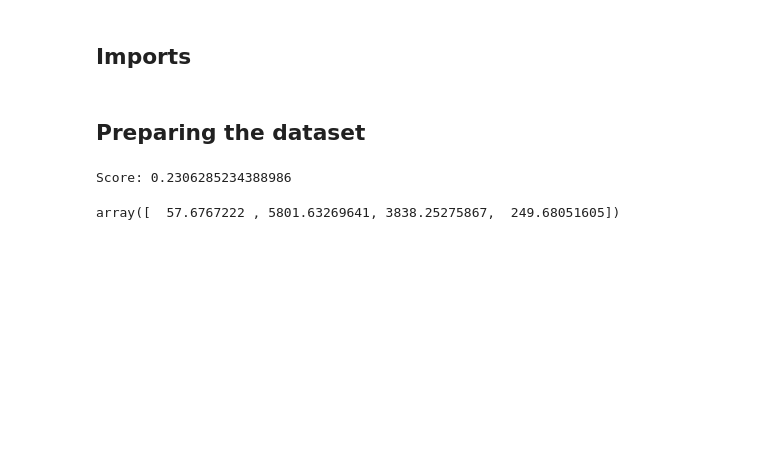
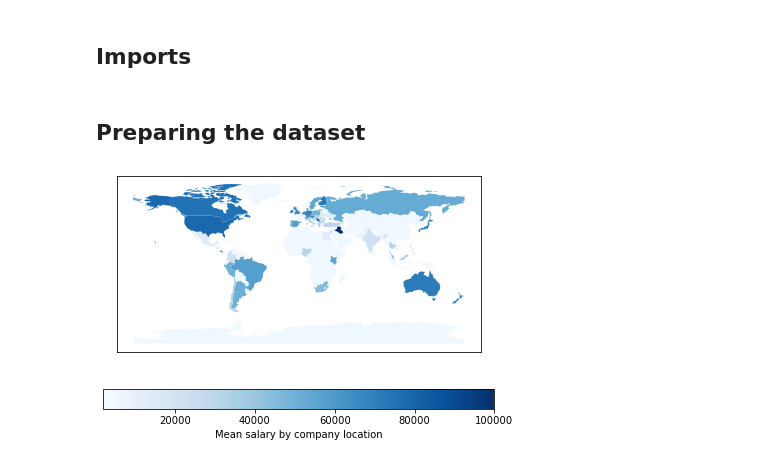
Before and after one commit to Lucahalt/Data-Literacy-Final-Project, a Jupyter notebook: code/notebook.ipynb, the cells around one changed output. Cells and saved outputs as stored; diff of their text form; code cells hidden in the pictures; blank space fills up the shorter version.

Commit message:
added code for maps with mean salary

```diff
--- a/code/notebook.ipynb
+++ b/code/notebook.ipynb
@@ -13,22 +14,31 @@ from sklearn.linear_model import LinearRegression
 # %% [markdown]
 ## Preparing the dataset
 # %%
-data = pd.read_csv("..\data\salaries.csv")
-salary = data.salary_in_usd.to_numpy()
-
-#Verhältnisse müssen angepasst werden
-company_size = data.company_size.replace(["S","M","L"],[25,150,350]).to_numpy().reshape(-1,1)
-experience_level = data.experience_level.replace(["EN","MI","SE","EX"],[1,5,10,25]).to_numpy().reshape(-1,1)
-employment_type = data.employment_type.replace(["PT","FT","CT","FL"],[5,10,15,20]).to_numpy().reshape(-1,1)
-remote_ratio = data.remote_ratio.to_numpy().reshape(-1,1)
-
-X = np.concatenate((company_size, experience_level), axis=1)
-X = np.concatenate((X, employment_type), axis=1)
-X = np.concatenate((X, remote_ratio), axis=1)
+# Load all datasets
+data = pd.read_csv('..\data\salaries.csv')
+codes = pd.read_csv('..\data\codes.csv')
+world = geopandas.read_file(geopandas.datasets.get_path('naturalearth_lowres'))
-# %%
-reg = LinearRegression().fit(X, salary)
-print("Score: " + str(reg.score(X, salary)))
-reg.coef_
-# %% [output]
-Score: 0.2306285234388986
-array([  57.6767222 , 5801.63269641, 3838.25275867,  249.68051605])
+# %%
+salary_data = data.filter(items=["salary_in_usd","company_location"])
+salary_data = salary_data.rename(columns={"salary_in_usd":"salary","company_location":"country_code"})
+salary_data = salary_data.drop(salary_data[salary_data.salary > salary_data.salary.mean()].index)
+codes = codes.rename(columns={"Alpha-2 code":"country_code","Alpha-3 code":"iso_a3"})
+salary_data = pd.merge(salary_data,codes,on="country_code")
+salary_world_data = pd.merge(salary_data,world,on="iso_a3",how="outer")
+salary_world_data = salary_world_data.drop(columns=['iso_a3','pop_est','continent','gdp_md_est'])
+salary_world_data = salary_world_data.groupby(['name']).agg({'country_code':'first','geometry':'first','salary':'mean'}).reset_index()
+# %%
+data_geo = geopandas.GeoDataFrame(salary_world_data)
+
+fig, ax = plt.subplots(1, 1)
+data_geo.plot(column = 'salary',
+                       missing_kwds = {'color':'aliceblue'},
+                       cmap = 'Blues',
+                       ax = ax,
+                       legend = True,
+                       legend_kwds = {'label': 'Mean salary by company location','orientation': "horizontal"})
+ax.axes.xaxis.set_visible(False)
+ax.axes.yaxis.set_visible(False)
+fig.tight_layout()
+# %% [output]
+[figure, added]
```
Also changed, not shown: parts of 3 cells of this notebook.
